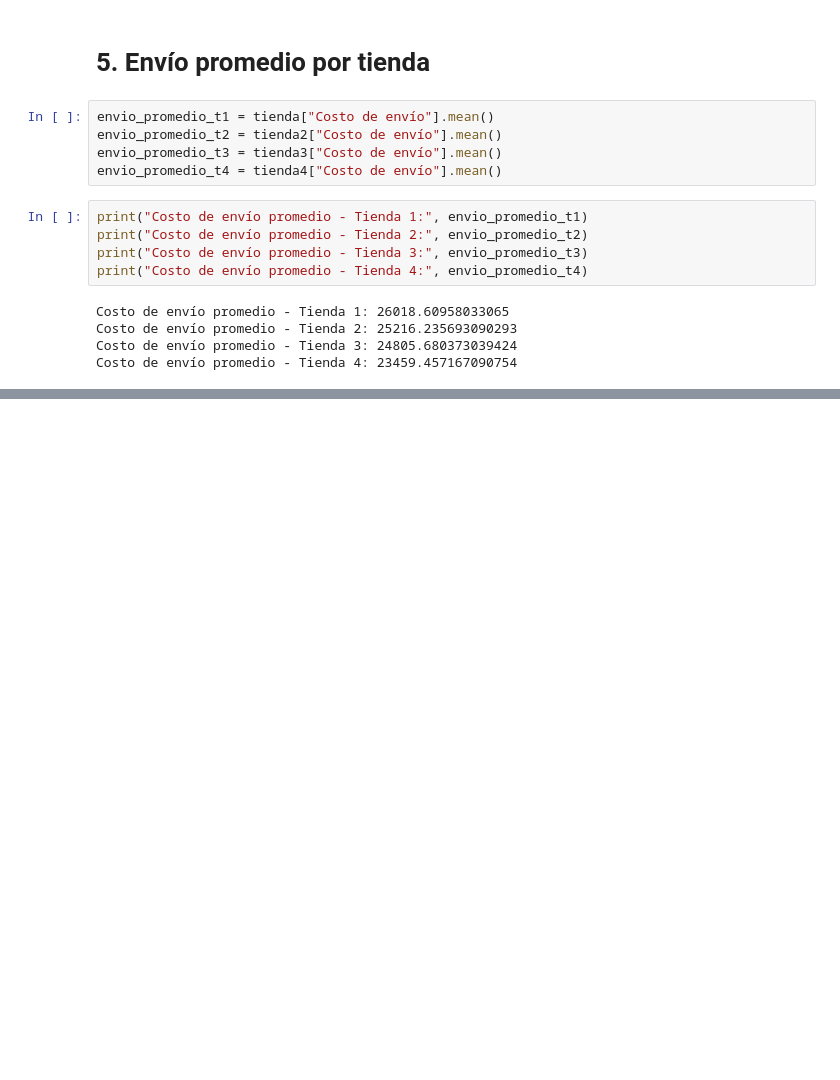
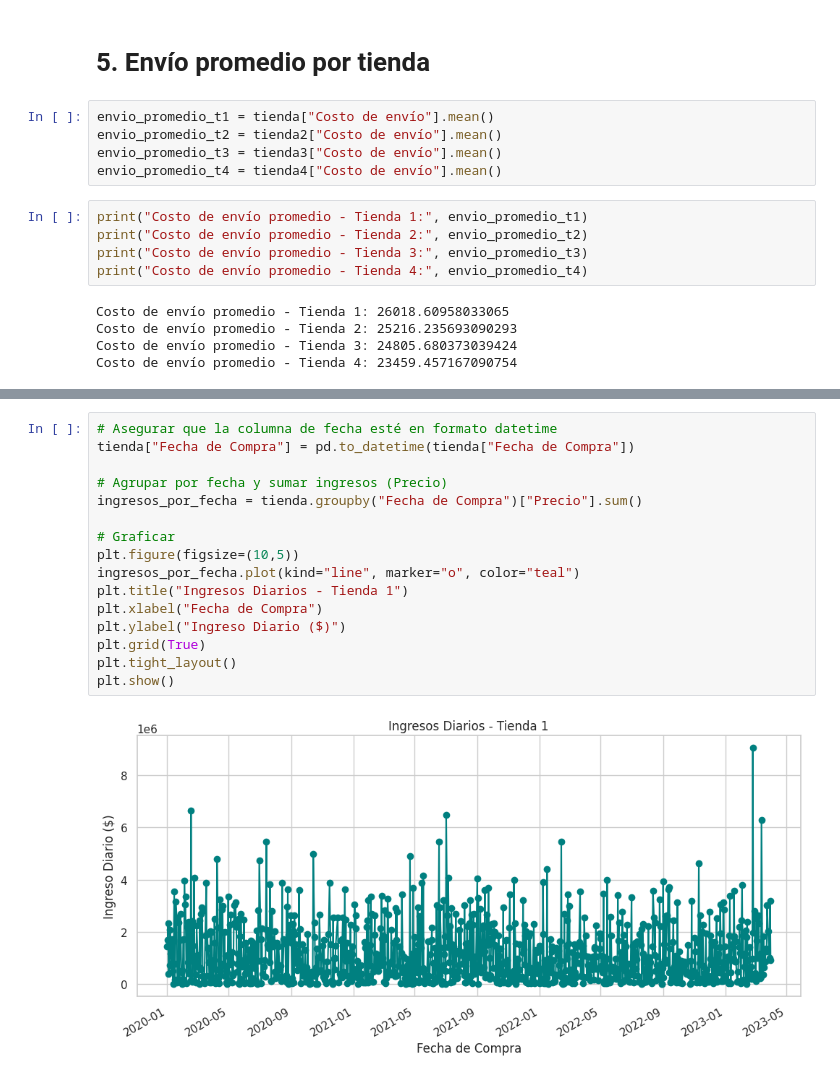
Before and after one commit to ENRIQUEAHERNANDEZ/nuevo-proyecto, a Jupyter notebook: AluraStoreLatam.ipynb, the cells around one changed output, grey strips where cells are left out. Saved outputs shown, nothing was run; the diff lists cells and outputs as text; blank space fills up the shorter version.

```diff
--- a/AluraStoreLatam.ipynb
+++ b/AluraStoreLatam.ipynb
@@ -159,0 +195,18 @@ Costo de envío promedio - Tienda 4: 23459.457167090754
+# %%
+# Asegurar que la columna de fecha esté en formato datetime
+tienda["Fecha de Compra"] = pd.to_datetime(tienda["Fecha de Compra"])
+
+# Agrupar por fecha y sumar ingresos (Precio)
+ingresos_por_fecha = tienda.groupby("Fecha de Compra")["Precio"].sum()
+
+# Graficar
+plt.figure(figsize=(10,5))
+ingresos_por_fecha.plot(kind="line", marker="o", color="teal")
+plt.title("Ingresos Diarios - Tienda 1")
+plt.xlabel("Fecha de Compra")
+plt.ylabel("Ingreso Diario ($)")
+plt.grid(True)
+plt.tight_layout()
+plt.show()
+# %% [output]
+[figure, added]
```
Also changed, not shown: parts of 9 cells of this notebook.
